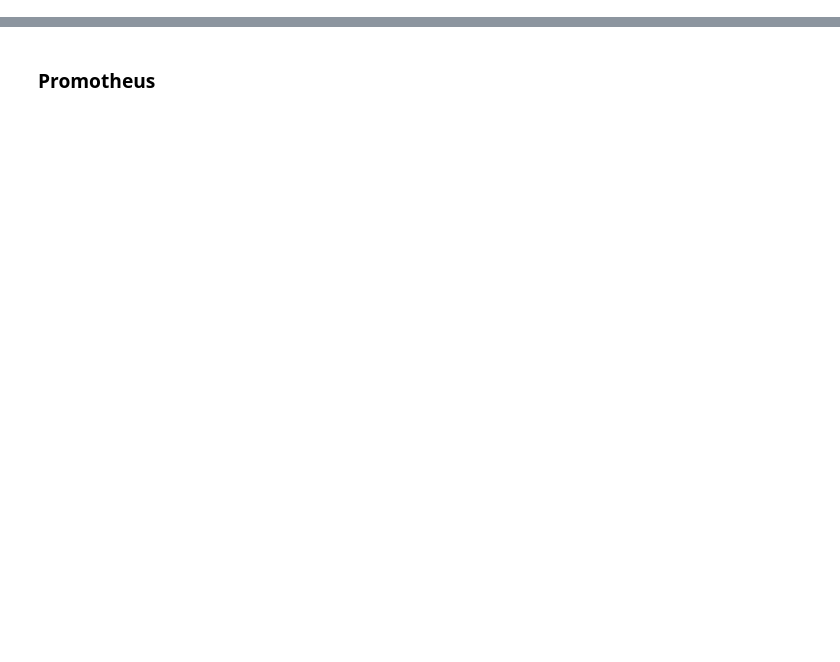
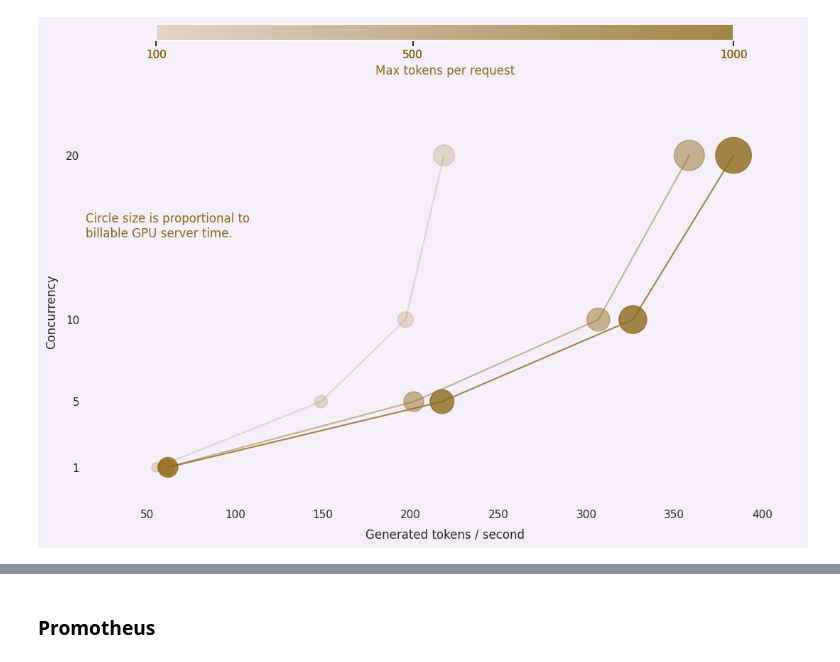
Before and after one commit to emattia/nim-bench, a Jupyter notebook: document-processing/analysis.ipynb, the cells around one changed output, grey strips where cells are left out. Cells and saved outputs as stored; diff of their text form; code cells hidden in the pictures; blank space fills up the shorter version.

```diff
--- a/document-processing/analysis.ipynb
+++ b/document-processing/analysis.ipynb
@@ -102,7 +142,7 @@ df
 # %%
 df['completion tokens / second'] = df.completion_tokens / df.total_time
 
-fig, ax = plt.subplots(1,1,figsize=(9, 5))
+fig, ax = plt.subplots(1,1,figsize=(11, 5))
 
 alpha_bottom = .2
 alpha_top = .8
@@ -123,7 +163,7 @@ for v in df.max_tokens_per_request.unique():
         _df['completion tokens / second'], _df['concurrent_requests'],
         color = REQUEST_COLOR,
         alpha = a,
-        s = _df.total_time // 3,
+        s = _df.total_time // 2,
     )
     spline = UnivariateSpline(_df['completion tokens / second'], _df['concurrent_requests'], s=1)
     _y = spline(_df['completion tokens / second'])
@@ -137,40 +177,43 @@ for v in df.max_tokens_per_request.unique():
 request_ticks = df.concurrent_requests.unique()
 divider = make_axes_locatable(ax)
 x_start = df['completion tokens / second'].min()
-x_dist = df['completion tokens / second'].max() - df['completion tokens / time'].min()
+x_dist = df['completion tokens / second'].max() - df['completion tokens / second'].min()
 factor = request_ticks.max() * .35
 y_start = request_ticks.max() + factor
 y_dist = factor // 7
 cax = ax.inset_axes([x_start, y_start, x_dist, y_dist], transform=ax.transData)
 cbar = fig.colorbar(sm, orientation='horizontal', cax=cax)
 cbar.set_ticks(max_tokens_alphas)
 cbar.set_ticklabels([str(int(max_tpr)) for max_tpr in df.max_tokens_per_request], color=REQUEST_COLOR)
 cbar.set_label('Max tokens per request', color=REQUEST_COLOR)
 
 specific_concurrency_ticks = df.concurrent_requests.unique()
 specific_concurrency_tick_labels = [str(int(tick)) for tick in specific_concurrency_ticks]
 ax.set_yticks(specific_concurrency_ticks)
 ax.set_yticklabels(specific_concurrency_tick_labels)
 ax.set_ylabel('Concurrency', labelpad=LABELPAD)
-ax.set_xlabel('Completion tokens / second', labelpad=LABELPAD)
+ax.set_xlabel('Generated tokens / second', labelpad=LABELPAD)
 
 _10pct = df['completion tokens / second'].max() * .1
 x_min =  df['completion tokens / second'].min() - _10pct
 x_max = df['completion tokens / second'].max() + _10pct
 ax.set_xlim([x_min, x_max])
 _10pct = df.concurrent_requests.max() * .1
 y_min =  df.concurrent_requests.min() - _10pct
 y_max = df.concurrent_requests.max() + _10pct
 ax.set_ylim([y_min, y_max])
 
 now = datetime.now().strftime("%Y-%m-%d_%H:%M:%S")
 formatted_device = device.lower().replace(' ', '_')
 fig.savefig(f'concurrency_{formatted_device}_{now}.png')
 fig.savefig(f'concurrency_{formatted_device}_{now}_transparent.png', transparent=True)
 
 ax.text(15, 15, 'Circle size is proportional to \nbillable GPU server time.', color=REQUEST_COLOR)
 
+plt.tight_layout(rect=[0, 0, 1, 1.45])
 plt.show()
+# %% [output]
+[figure, added]
 # %%
 words_per_token = 0.75
 words_in_a_page = 500
```
Also changed, not shown: parts of 18 cells of this notebook, 24 other files.
